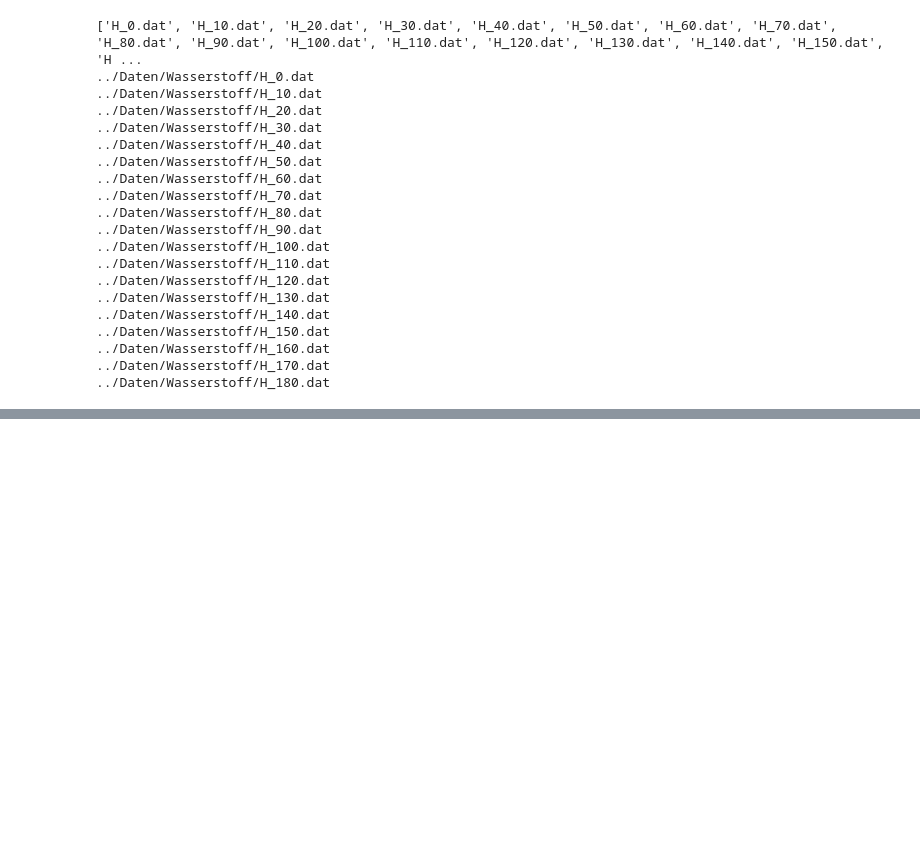
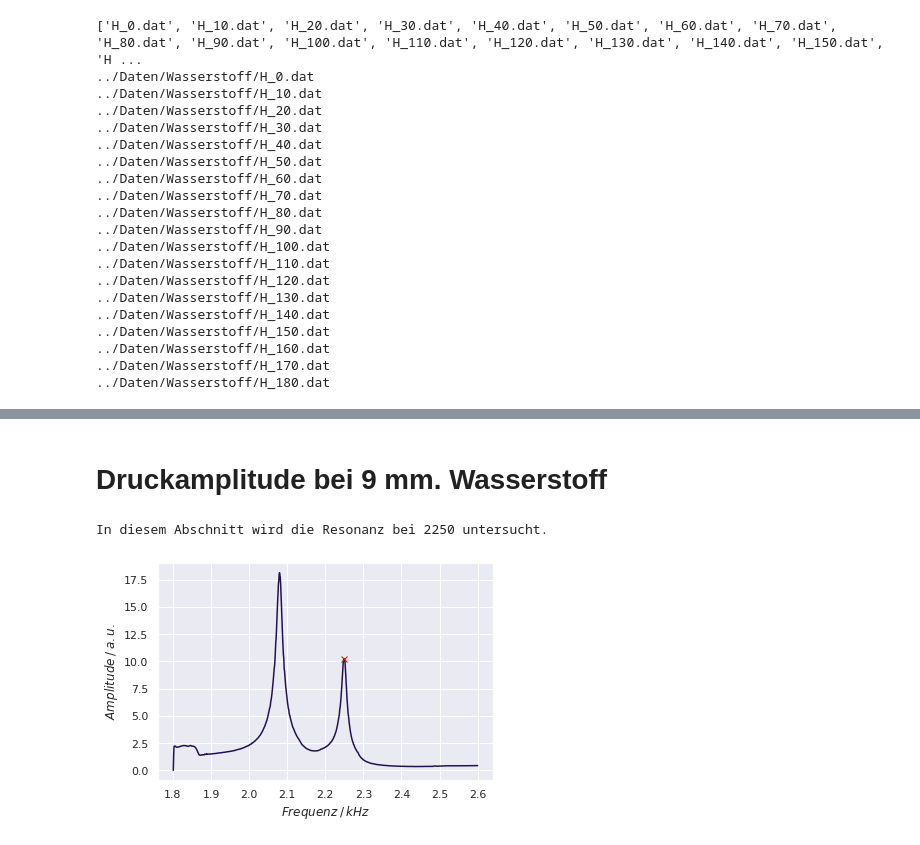
Before and after one commit to lydiavonderweiden/V23-1, a Jupyter notebook: Code/plots.ipynb, the cells around one changed output, grey strips where cells are left out. Saved outputs shown, nothing was run; the diff lists cells and outputs as text; code cells hidden in the pictures; blank space fills up the shorter version.

```diff
--- a/Code/plots.ipynb
+++ b/Code/plots.ipynb
@@ -189,0 +261,19 @@ for i,p in enumerate(peakall):
+# %% [markdown]
+# Druckamplitude bei 9 mm. Wasserstoff
+# %%
+plt.clf()
+plt.close()
+fig = plt.figure()
+ax = fig.add_subplot()
+freq, amp = np.genfromtxt(os.path.join(pathWass,"H_9mm_0.dat"),unpack=True)
+peaks,_ = find_peaks(amp, height= 7)
+ax.plot(freq/1000,amp,c=cmap[0])
+ax.plot(freq[peaks[1]]/1000,amp[peaks[1]],'x',c="red")
+plt.xlabel(r"$Frequenz\:/\: kHz$")
+plt.ylabel(r"$Amplitude\:/\: a.u.$")
+peakfreq = int(freq[peaks[1]])
+print("In diesem Abschnitt wird die Resonanz bei " + str(int(peakfreq))+" untersucht.")
+plt.show()
+# %% [output]
+In diesem Abschnitt wird die Resonanz bei 2250 untersucht.
+[figure, added]
```
Also changed, not shown: parts of 15 cells of this notebook, 59 other files.
